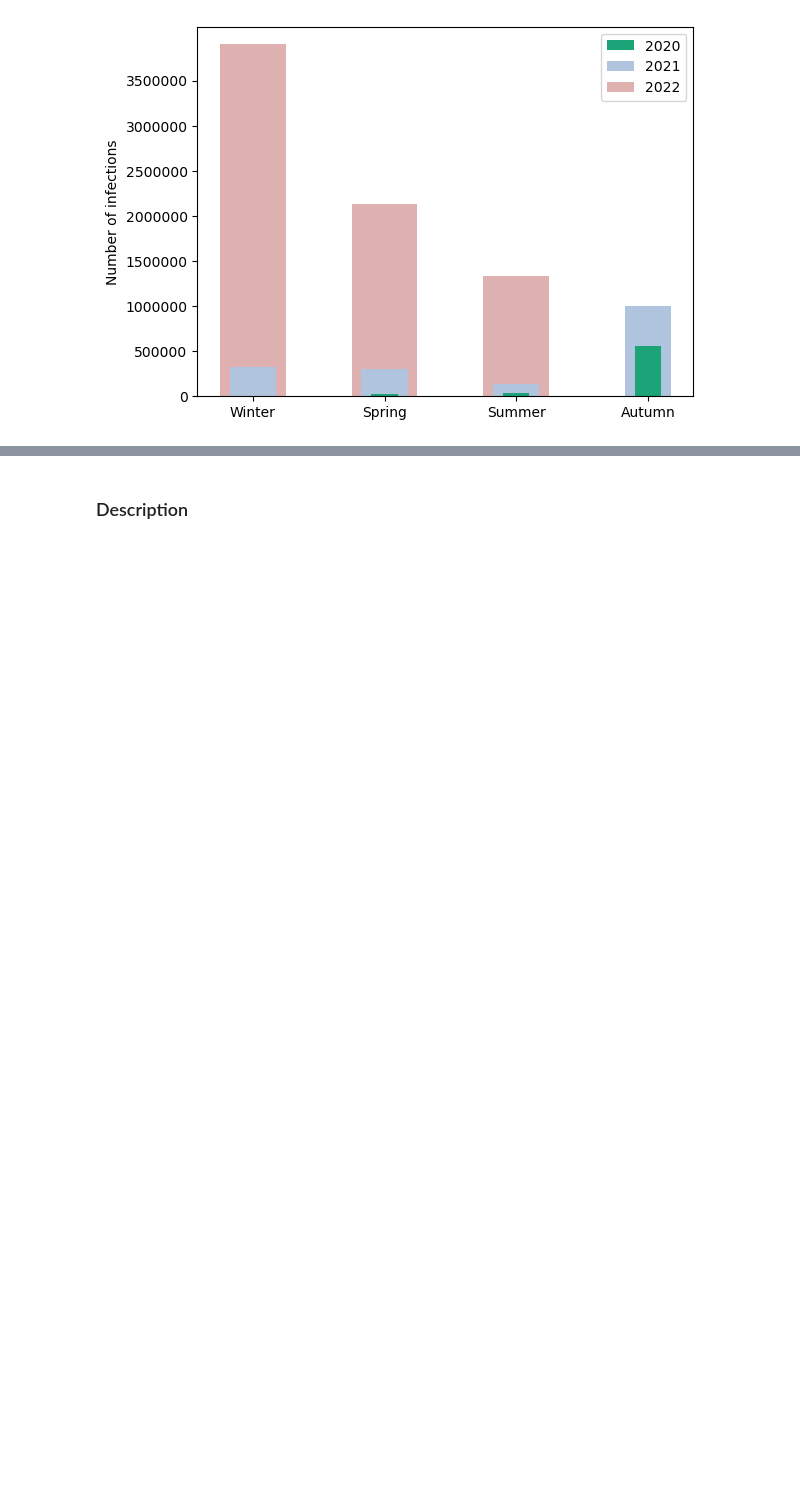
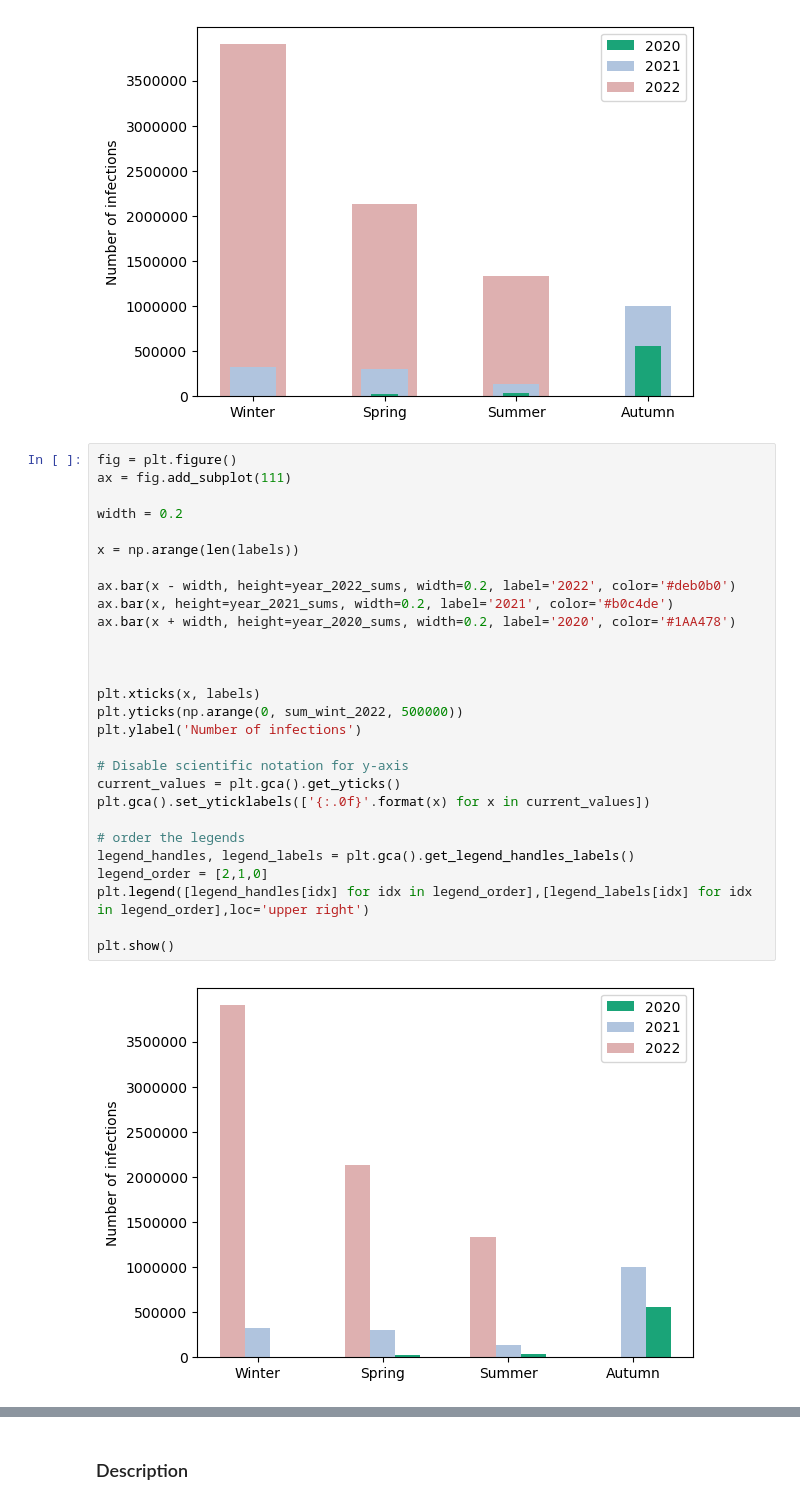
Before and after one commit to borosabel/visual_analytics_2022, a Jupyter notebook: individual work/submission_02_intermediate-Andeol.ipynb, the cells around one changed output, grey strips where cells are left out. Drawn from its saved outputs; the diff is of its cells as text; blank space fills up the shorter version.

Commit message:
added different multi-bar plots

```diff
--- a/individual work/submission_02_intermediate-Andeol.ipynb
+++ b/individual work/submission_02_intermediate-Andeol.ipynb
@@ -105,3 +105,33 @@ plt.legend([legend_handles[idx] for idx in legend_order],[legend_labels[idx] for
 plt.show()
 # %% [output]
 [figure]
+# %%
+fig = plt.figure()
+ax = fig.add_subplot(111)
+
+width = 0.2
+
+x = np.arange(len(labels))
+
+ax.bar(x - width, height=year_2022_sums, width=0.2, label='2022', color='#deb0b0')
+ax.bar(x, height=year_2021_sums, width=0.2, label='2021', color='#b0c4de')
+ax.bar(x + width, height=year_2020_sums, width=0.2, label='2020', color='#1AA478')
+
+
+
+plt.xticks(x, labels)
+plt.yticks(np.arange(0, sum_wint_2022, 500000))
+plt.ylabel('Number of infections')
+
+# Disable scientific notation for y-axis
+current_values = plt.gca().get_yticks()
+plt.gca().set_yticklabels(['{:.0f}'.format(x) for x in current_values])
+
+# order the legends
+legend_handles, legend_labels = plt.gca().get_legend_handles_labels()
+legend_order = [2,1,0]
+plt.legend([legend_handles[idx] for idx in legend_order],[legend_labels[idx] for idx in legend_order],loc='upper right')
+
+plt.show()
+# %% [output]
+[figure, added]
```
Also changed, not shown: parts of 2 cells of this notebook.
